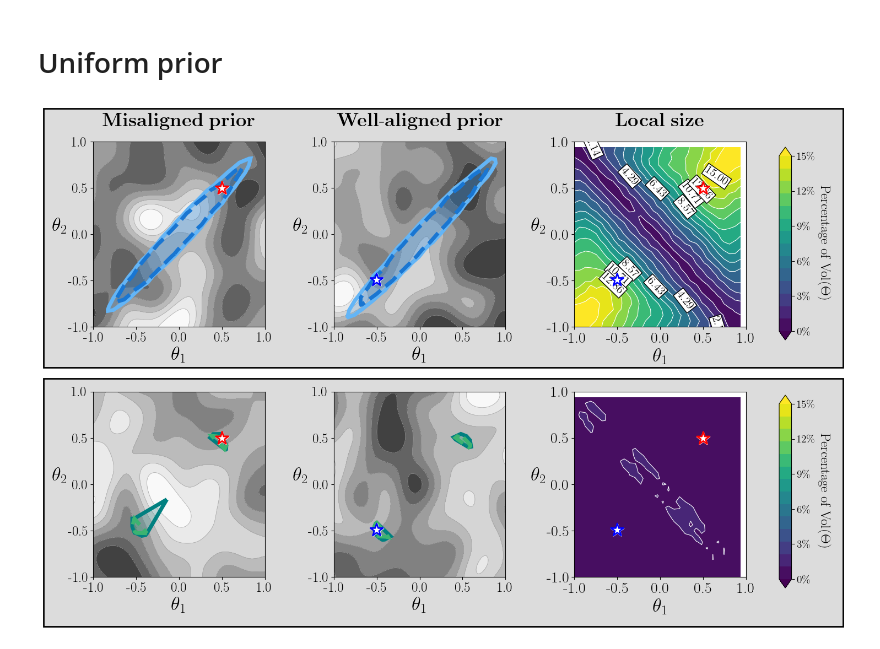
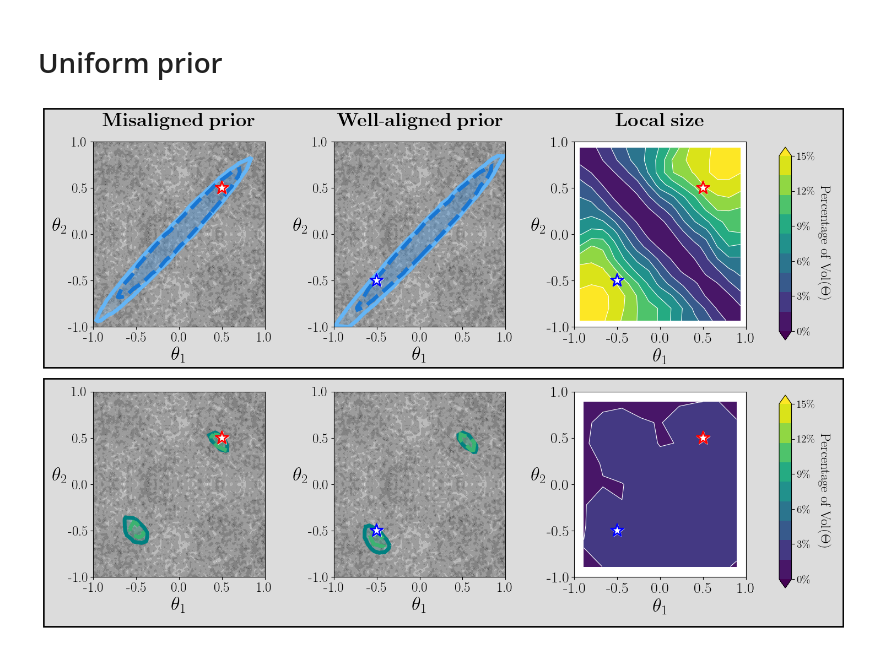
Before and after one commit to lee-group-cmu/tsi, a Jupyter notebook: src/tsi/two_moons/figures.ipynb, the cells around one changed output. Saved outputs shown, nothing was run; the diff lists cells and outputs as text; code cells hidden in the pictures.

Commit message:
Two moons cleaned up in figures folder now

```diff
--- a/src/tsi/two_moons/figures.ipynb
+++ b/src/tsi/two_moons/figures.ipynb
@@ -118,0 +71,3 @@ for idx in range(len(confidence_sets_for_size_waldo[0])):
+# %%
+true_theta = torch.stack(torch.meshgrid(torch.linspace(-1, 1, 11), torch.linspace(-1, 1, 11)), dim=-1).reshape(-1, 2)
+obs_x = simulator(true_theta)
@@ -374,16 +418,16 @@ PRIOR = BoxUniform(
-# %%
-with open(f'{experiment_dir}/confidence_sets_for_size_waldo.pkl', 'rb') as f:
-    confidence_sets_for_size_waldo = dill.load(f)
-    confset_sizes_waldo = np.array([100*cs.shape[0]/size_grid_for_sizes for cs in confidence_sets_for_size_waldo[0]])
-with open(f'{experiment_dir}/confidence_sets_for_size.pkl', 'rb') as f:
-    confidence_sets_for_size = dill.load(f)
-    confset_sizes = np.array([100*cs.shape[0]/size_grid_for_sizes for cs in confidence_sets_for_size[0]])
-with open(f'{experiment_dir}/set_for_size.pkl', 'rb') as f:
-    set_for_size = dill.load(f)
-    params_for_size = set_for_size['params']
-    samples_for_size = set_for_size['samples']
 # %%
-size_grid_for_sizes = 5_000
+# experiment_dir = 'results/snpe/uniform_prior'
+experiment_dir = 'results/fmpe/uniform_prior/2025-11-05'
+with open(f'{experiment_dir}/obs_x_theta.pkl', 'rb') as f:
+    examples = dill.load(f)
+    true_theta = examples['true_theta']
+    obs_x = examples['obs_x']
+
+PRIOR = BoxUniform(
+    low=torch.tensor((POI_BOUNDS[r'$\theta_1$'][0]-1, POI_BOUNDS[r'$\theta_2$'][0]-1)),
+    high=torch.tensor((POI_BOUNDS[r'$\theta_1$'][1]+1, POI_BOUNDS[r'$\theta_2$'][1]+1))
+)
+size_grid_for_sizes = 1_000
 with open(f'{experiment_dir}/confidence_sets_for_size_waldo.pkl', 'rb') as f:
     confidence_sets_for_size_waldo = dill.load(f)
     confset_sizes_waldo = np.array([100*cs.shape[0]/size_grid_for_sizes for cs in confidence_sets_for_size_waldo[0]])
@@ -395,11 +439,17 @@ with open(f'{experiment_dir}/set_for_size.pkl', 'rb') as f:
     params_for_size = set_for_size['params']
     samples_for_size = set_for_size['samples']
 
-idx_1 = torch.norm(torch.tensor([0.5, 0.5]) - params_for_size, dim=1).argmin().item()
-idx_2 = torch.norm(torch.tensor([-0.5, -0.5]) - params_for_size, dim=1).argmin().item()
+# idx_1 = torch.norm(torch.tensor([0.5, 0.5]) - params_for_size, dim=1).argmin().item()
+# idx_2 = torch.norm(torch.tensor([-0.5, -0.5]) - params_for_size, dim=1).argmin().item()
 
-confidence_setsw = confidence_sets_for_size_waldo
-confidence_sets = confidence_sets_for_size
+# confidence_setsw = confidence_sets_for_size_waldo
+# confidence_sets = confidence_sets_for_size
+with open(f'{experiment_dir}/confidence_sets.pkl', 'rb') as f:
+    confidence_sets = dill.load(f)
+with open(f'{experiment_dir}/confidence_sets_waldo.pkl', 'rb') as f:
+    confidence_setsw = dill.load(f)
+idx_1 = 7
+idx_2 = 3
 
 import matplotlib.pyplot as plt
 import matplotlib.patches as patches
@@ -437,8 +487,9 @@ idx_obs = idx_1
 plot_parameter_regions(
     *[confidence_setsw[j][idx_obs] for j in range(len(CONFIDENCE_LEVEL))],
     param_dim=2,
-    true_parameter=params_for_size[idx_obs, :],
-    prior_samples=PRIOR.sample(sample_shape=(50_000, )).numpy(),
+    # true_parameter=params_for_size[idx_obs, :],
+    true_parameter = true_theta[idx_obs, :],
+    prior_samples=torch.stack(torch.meshgrid(torch.linspace(-100, 100, 101), torch.linspace(-100, 100, 101)), dim=-1).reshape(-1, 2),
     parameter_space_bounds={
         r'$\theta_1$': dict(zip(['low', 'high'], POI_BOUNDS[r'$\theta_1$'])),
         r'$\theta_2$': dict(zip(['low', 'high'], POI_BOUNDS[r'$\theta_2$'])),
@@ -463,8 +514,9 @@ plot_parameter_regions(
 plot_parameter_regions(
     *[confidence_sets[j][idx_obs] for j in range(len(CONFIDENCE_LEVEL))],
     param_dim=2,
-    true_parameter=params_for_size[idx_obs, :],
-    prior_samples=PRIOR.sample(sample_shape=(50_000, )).numpy(),
+    # true_parameter=params_for_size[idx_obs, :],
+    true_parameter = true_theta[idx_obs, :],
+    prior_samples=torch.stack(torch.meshgrid(torch.linspace(-100, 100, 101), torch.linspace(-100, 100, 101)), dim=-1).reshape(-1, 2),
     parameter_space_bounds={
         r'$\theta_1$': dict(zip(['low', 'high'], POI_BOUNDS[r'$\theta_1$'])),
         r'$\theta_2$': dict(zip(['low', 'high'], POI_BOUNDS[r'$\theta_2$'])),
@@ -479,7 +531,7 @@ plot_parameter_regions(
     linestyles=['-', '--'],
     param_names=[r'$\theta_1$', r'$\theta_2$'],
     alpha_shape=True,
-    alpha=3,
+    alpha=6,
     scatter=False,
     remove_legend=True,
     title=None,
@@ -487,11 +539,12 @@ plot_parameter_regions(
 )
 
 idx_obs = idx_2
-true_parameter=params_for_size[idx_obs, :]
+# true_parameter=params_for_size[idx_obs, :]
+true_parameter = true_theta[idx_obs, :]
 plot_parameter_regions(
     *[confidence_setsw[j][idx_obs] for j in range(len(CONFIDENCE_LEVEL))],
     param_dim=2,
-    prior_samples=PRIOR.sample(sample_shape=(50_000, )).numpy(),
+    prior_samples=torch.stack(torch.meshgrid(torch.linspace(-100, 100, 101), torch.linspace(-100, 100, 101)), dim=-1).reshape(-1, 2),
     parameter_space_bounds={
         r'$\theta_1$': dict(zip(['low', 'high'], POI_BOUNDS[r'$\theta_1$'])),
         r'$\theta_2$': dict(zip(['low', 'high'], POI_BOUNDS[r'$\theta_2$'])),
@@ -520,7 +573,7 @@ axs[0][1].scatter(x=true_parameter.reshape(-1,)[0], y=true_parameter.reshape(-1,
 plot_parameter_regions(
     *[confidence_sets[j][idx_obs] for j in range(len(CONFIDENCE_LEVEL))],
     param_dim=2,
-    prior_samples=PRIOR.sample(sample_shape=(50_000, )).numpy(),
+    prior_samples=torch.stack(torch.meshgrid(torch.linspace(-100, 100, 101), torch.linspace(-100, 100, 101)), dim=-1).reshape(-1, 2),
     parameter_space_bounds={
         r'$\theta_1$': dict(zip(['low', 'high'], POI_BOUNDS[r'$\theta_1$'])),
         r'$\theta_2$': dict(zip(['low', 'high'], POI_BOUNDS[r'$\theta_2$'])),
@@ -535,7 +588,7 @@ plot_parameter_regions(
     linestyles=['-', '--'],
     param_names=[r'$\theta_1$', r'$\theta_2$'],
     alpha_shape=True,
-    alpha=3,
+    alpha=6,
     scatter=False,
     remove_legend=True,
     title=None,
@@ -556,18 +609,22 @@ size_plot_top = set_size_plot(
     vmin_vmax=(0, 15),
     title=r'$\mathbf{Local\ size}$',
     params_labels=[r'$\theta_1$', r'$\theta_2$'],
-    custom_ax=axs[0][2]
+    custom_ax=axs[0][2],
+    n_bins=16,
+    n_levels=10
 )
 
 idx_obs = idx_1
-true_parameter=params_for_size[idx_obs, :]
+# true_parameter=params_for_size[idx_obs, :]
+true_parameter = true_theta[idx_obs, :]
 axs[0][2].scatter(x=true_parameter.reshape(-1,)[0], y=true_parameter.reshape(-1,)[1],
     alpha=1, marker='*', facecolor='white', edgecolor='white', s=300, linewidth=2, zorder=10)
 axs[0][2].scatter(x=true_parameter.reshape(-1,)[0], y=true_parameter.reshape(-1,)[1],
     alpha=1, marker='*', facecolor='none', edgecolor='red', s=300, linewidth=2, zorder=10)
 
 idx_obs = idx_2
-true_parameter=params_for_size[idx_obs, :]
+# true_parameter=params_for_size[idx_obs, :]
+true_parameter = true_theta[idx_obs, :]
 axs[0][2].scatter(x=true_parameter.reshape(-1,)[0], y=true_parameter.reshape(-1,)[1],
     alpha=1, marker='*', facecolor='white', edgecolor='white', s=300, linewidth=2, zorder=10)
 axs[0][2].scatter(x=true_parameter.reshape(-1,)[0], y=true_parameter.reshape(-1,)[1],
@@ -582,45 +639,49 @@ size_plot_bottom = set_size_plot(
     ylims=POI_BOUNDS[r'$\theta_2$'],
     vmin_vmax=(0, 15),
     params_labels=[r'$\theta_1$', r'$\theta_2$'],
-    custom_ax=axs[1][2]
+    custom_ax=axs[1][2],
+    n_bins=10,
+    n_levels=10
 )
 
 idx_obs = idx_1
-true_parameter=params_for_size[idx_obs, :]
+# true_parameter=params_for_size[idx_obs, :]
+true_parameter = true_theta[idx_obs, :]
 axs[1][2].scatter(x=true_parameter.reshape(-1,)[0], y=true_parameter.reshape(-1,)[1],
     alpha=1, marker='*', facecolor='white', edgecolor='white', s=300, linewidth=2, zorder=10)
 axs[1][2].scatter(x=true_parameter.reshape(-1,)[0], y=true_parameter.reshape(-1,)[1],
     alpha=1, marker='*', facecolor='none', edgecolor='red', s=300, linewidth=2, zorder=10)
 
 idx_obs = idx_2
-true_parameter=params_for_size[idx_obs, :]
+# true_parameter=params_for_size[idx_obs, :]
+true_parameter = true_theta[idx_obs, :]
 axs[1][2].scatter(x=true_parameter.reshape(-1,)[0], y=true_parameter.reshape(-1,)[1],
     alpha=1, marker='*', facecolor='white', edgecolor='white', s=300, linewidth=2, zorder=10)
 axs[1][2].scatter(x=true_parameter.reshape(-1,)[0], y=true_parameter.reshape(-1,)[1],
     alpha=1, marker='*', facecolor='none', edgecolor='blue', s=300, linewidth=2, zorder=10)
 
 # Add colorbar for top row (rightmost column)
 cax_top = fig.add_axes([0.92, 0.55, 0.015, 0.35])
 cbar_top = fig.colorbar(size_plot_top, cax=cax_top)
 standard_ticks = np.round(np.linspace(0, 15, num=6), 1)
 tick_labels = [f"{label:.0f}\%" for label in standard_ticks]
 cbar_top.ax.yaxis.set_ticks(standard_ticks)
 cbar_top.ax.set_yticklabels(tick_labels, fontsize=14)
 cbar_top.ax.yaxis.set_ticks_position('right')
 cbar_top.ax.yaxis.set_label_position('right')
 cbar_top.set_label('Percentage of $\\text{Vol}(\Theta)$', rotation=270, labelpad=20, fontsize=18)
 
 # Add colorbar for bottom row (rightmost column)
 cax_bottom = fig.add_axes([0.92, 0.10, 0.015, 0.35])
 cbar_bottom = fig.colorbar(size_plot_bottom, cax=cax_bottom)
 cbar_bottom.ax.yaxis.set_ticks(standard_ticks)
 cbar_bottom.ax.set_yticklabels(tick_labels, fontsize=14)
 cbar_bottom.ax.yaxis.set_ticks_position('right')
 cbar_bottom.ax.yaxis.set_label_position('right')
 cbar_bottom.set_label('Percentage of $\\text{Vol}(\Theta)$', rotation=270, labelpad=20, fontsize=18)
 
 plt.savefig(f'{experiment_dir}/freb_v_waldo.png', dpi=100)
 plt.savefig(f'{experiment_dir}/freb_v_waldo.pdf', dpi=100)
 plt.show()
 # %% [output]
-[figure, old version]
+[figure, new version]
```
Also changed, not shown: parts of 24 cells of this notebook, 9 other files.
